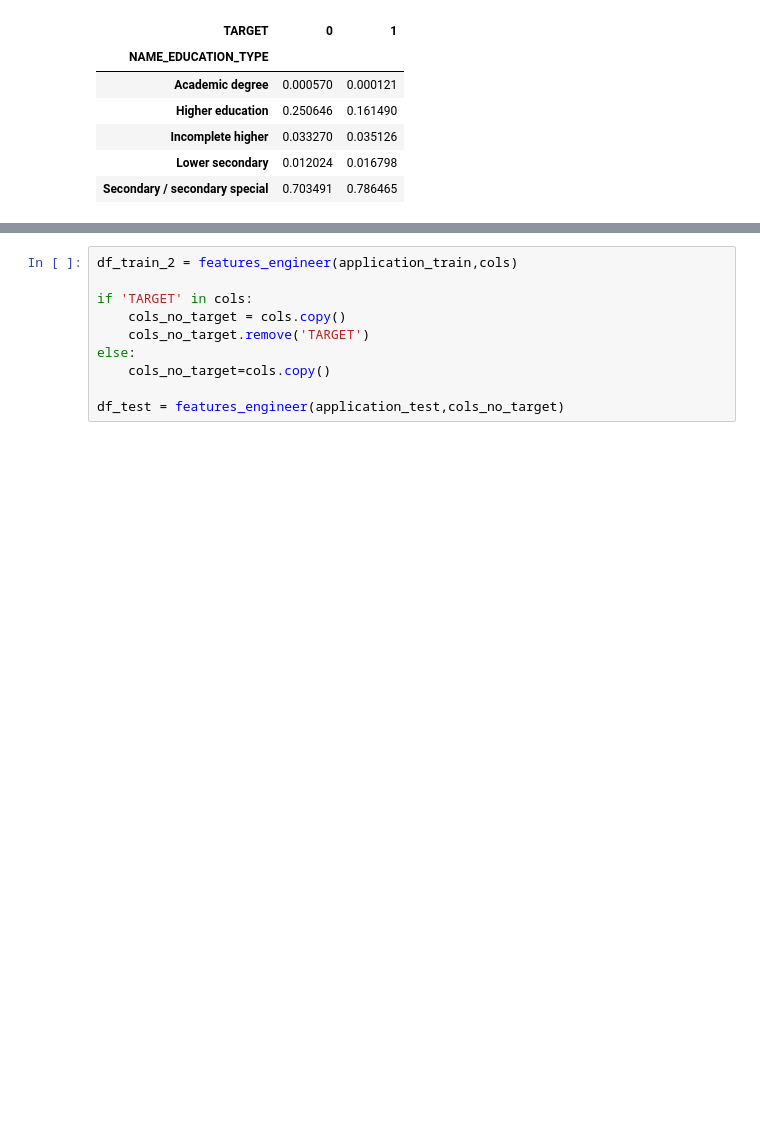
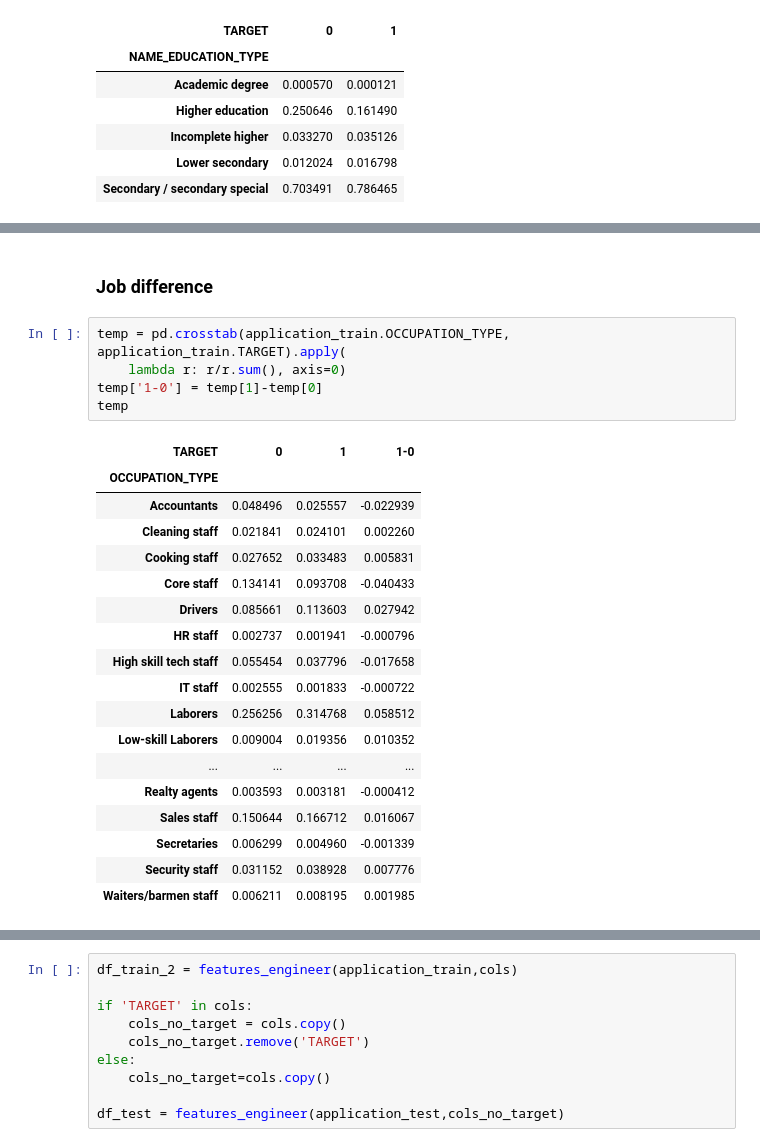
Before and after one commit to gukun770/Home-Credit, a Jupyter notebook: Home Credit Default Risk-Part 2.ipynb, the cells around one changed output, grey strips where cells are left out. Saved outputs shown, nothing was run; the diff lists cells and outputs as text; blank space fills up the shorter version.

```diff
--- a/Home Credit Default Risk-Part 2.ipynb
+++ b/Home Credit Default Risk-Part 2.ipynb
@@ -893,0 +919,26 @@ dfnum.head()
+# %% [markdown]
+### Job difference
+# %%
+temp = pd.crosstab(application_train.OCCUPATION_TYPE, application_train.TARGET).apply(
+    lambda r: r/r.sum(), axis=0)
+temp['1-0'] = temp[1]-temp[0]
+temp
+# %% [output]
+| TARGET | 0 | 1 | 1-0 |
+| OCCUPATION_TYPE |  |  |  |
+| Accountants | 0.048496 | 0.025557 | -0.022939 |
+| Cleaning staff | 0.021841 | 0.024101 | 0.002260 |
+| Cooking staff | 0.027652 | 0.033483 | 0.005831 |
+| Core staff | 0.134141 | 0.093708 | -0.040433 |
+| Drivers | 0.085661 | 0.113603 | 0.027942 |
+| HR staff | 0.002737 | 0.001941 | -0.000796 |
+| High skill tech staff | 0.055454 | 0.037796 | -0.017658 |
+| IT staff | 0.002555 | 0.001833 | -0.000722 |
+| Laborers | 0.256256 | 0.314768 | 0.058512 |
+| Low-skill Laborers | 0.009004 | 0.019356 | 0.010352 |
+| ... | ... | ... | ... |
+| Realty agents | 0.003593 | 0.003181 | -0.000412 |
+| Sales staff | 0.150644 | 0.166712 | 0.016067 |
+| Secretaries | 0.006299 | 0.004960 | -0.001339 |
+| Security staff | 0.031152 | 0.038928 | 0.007776 |
+| Waiters/barmen staff | 0.006211 | 0.008195 | 0.001985 |
```
Also changed, not shown: parts of 16 cells of this notebook.
